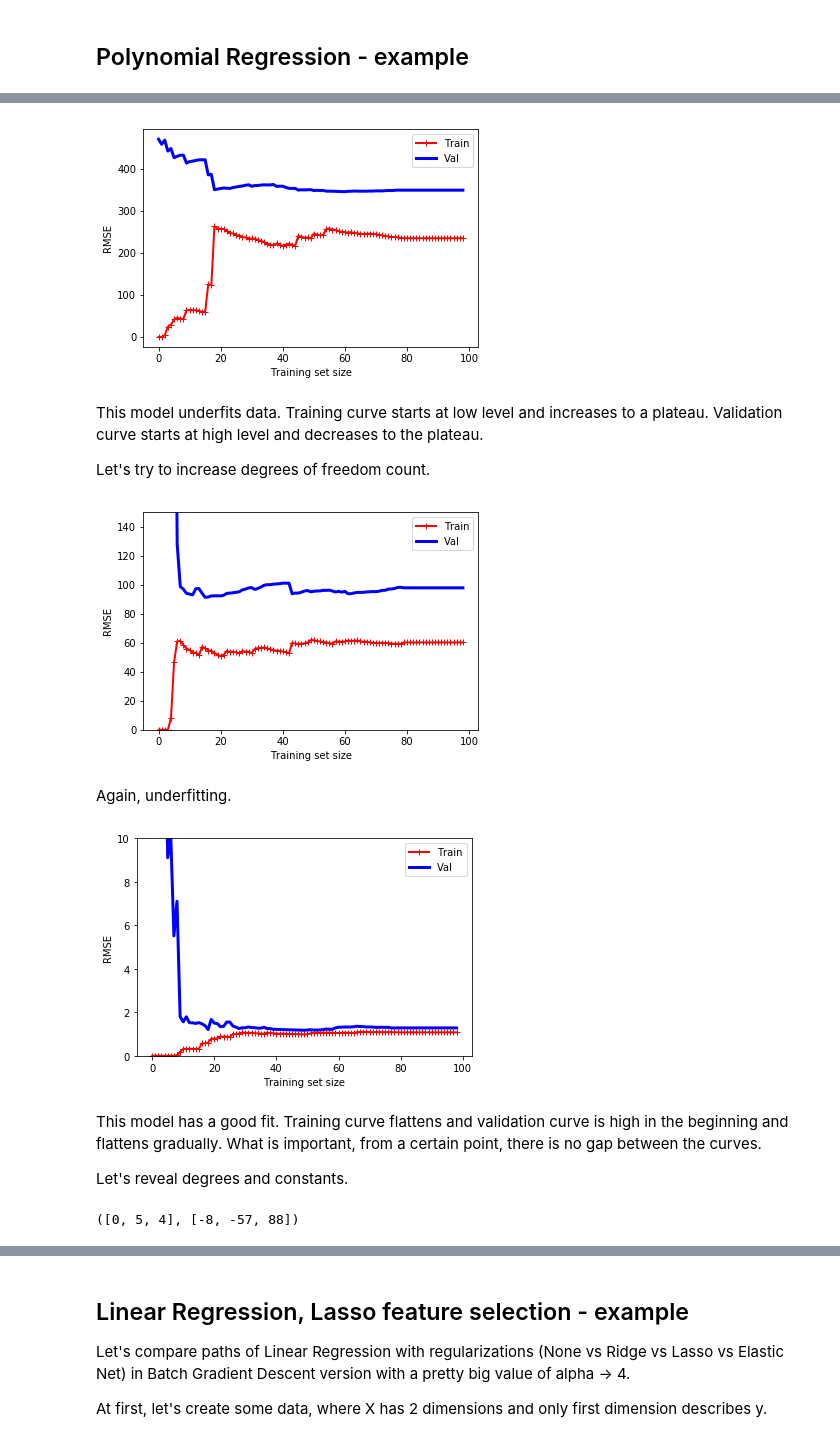
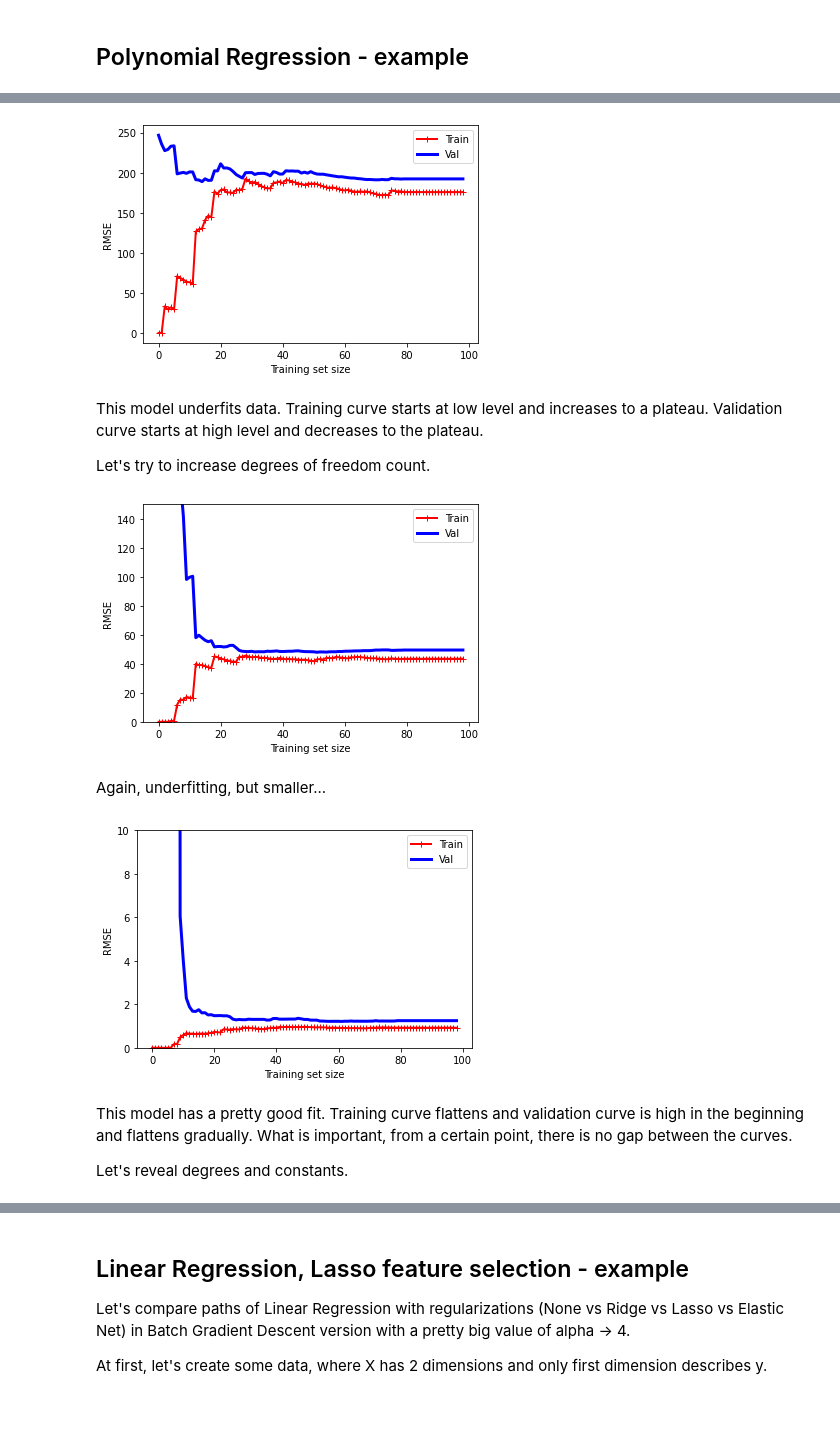
Before and after one commit to ArkadiuszSlowik/ml-models, a Jupyter notebook: model_understanding.ipynb, the cells around one changed output, grey strips where cells are left out. Cells and saved outputs as stored; diff of their text form; code cells hidden in the pictures; blank space fills up the shorter version.

```diff
--- a/model_understanding.ipynb
+++ b/model_understanding.ipynb
@@ -76,10 +97,8 @@ X_test_std = std_pipeline.transform(X_test_std.reshape(-1, 1))
 # %%
 for i in range(6):
     lr_BGD = linear_regression_BGD()
-    lr_BGD.fit(X_std, y, 20)
+    lr_BGD.fit(X_std, y, 20, eta=0.1)
 y_pred = lr_BGD.predict(X_test_std)
 mse = mean_squared_error(y_test, y_pred)
 print('mse ', mse)
-
-plot_learning_curves(lr_BGD, X_std, y, end_iteration=int(0.03*len(X_std)), start_iteration=1)
 # %% [output]
@@ -92,6 +108,6 @@ There is no fitting problem.
 # %%
 for i in range(6):
     lr_BGD = linear_regression_BGD()
-    lr_BGD.fit(X, y, 20)
+    lr_BGD.fit(X, y, 20, eta=0.1)
     print(lr_BGD.theta)
 # %% [output]
@@ -211,9 +206,9 @@ polynomial_regression = Pipeline([
  ("lin_reg", LinearRegression()),
 ])
 
-plot_learning_curves(polynomial_regression, X, y, end_iteration = int(len(X)))
+plot_learning_curves(polynomial_regression, X, y, end_iteration = int(len(X)), random_state=1)
 # %% [output]
-[figure, old version]
+[figure, new version]
 # %% [markdown]
 This model underfits data. Training curve starts at low level and increases to a plateau. Validation curve starts at high level and decreases to the plateau.
 
@@ -225,26 +220,22 @@ polynomial_regression = Pipeline([
 ])
 
 plt.ylim([0, 150])
-plot_learning_curves(polynomial_regression, X, y, end_iteration = int(len(X)))
+plot_learning_curves(polynomial_regression, X, y, end_iteration = int(len(X)), random_state=1)
 # %% [output]
-[figure, old version]
+[figure, new version]
 # %% [markdown]
-Again, underfitting.
+Again, underfitting, but smaller...
 # %%
 polynomial_regression = Pipeline([
- ("poly_features", PolynomialFeatures(degree=7, include_bias=False)),
+ ("poly_features", PolynomialFeatures(degree=6, include_bias=False)),
  ("lin_reg", LinearRegression()),
 ])
 
 plt.ylim([0, 10])
-plot_learning_curves(polynomial_regression, X, y, end_iteration = int(len(X)))
+plot_learning_curves(polynomial_regression, X, y, end_iteration = int(len(X)), random_state=1)
 # %% [output]
-[figure, old version]
+[figure, new version]
 # %% [markdown]
-This model has a good fit. Training curve flattens and validation curve is high in the beginning and flattens gradually. What is important, from a certain point, there is no gap between the curves.
+This model has a pretty good fit. Training curve flattens and validation curve is high in the beginning and flattens gradually. What is important, from a certain point, there is no gap between the curves.
 
 Let's reveal degrees and constants.
-# %%
-degrees, constants
-# %% [output]
-([0, 5, 4], [-8, -57, 88])
```
Also changed, not shown: parts of 32 cells of this notebook, 2 other files.
